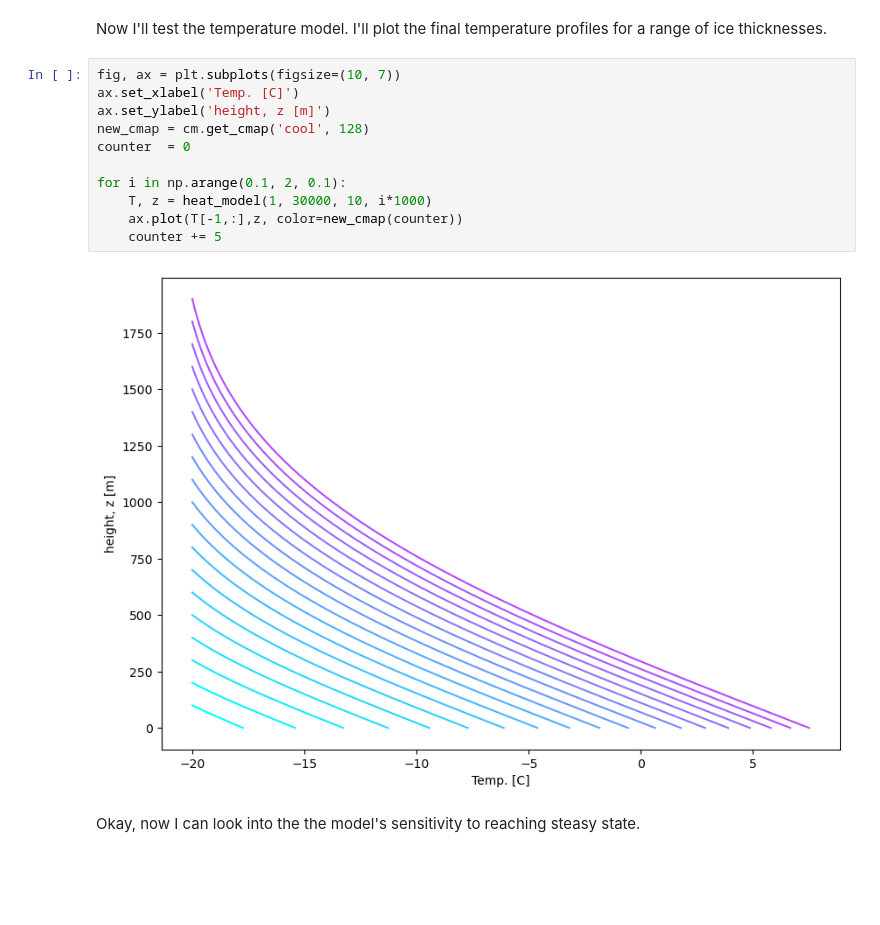
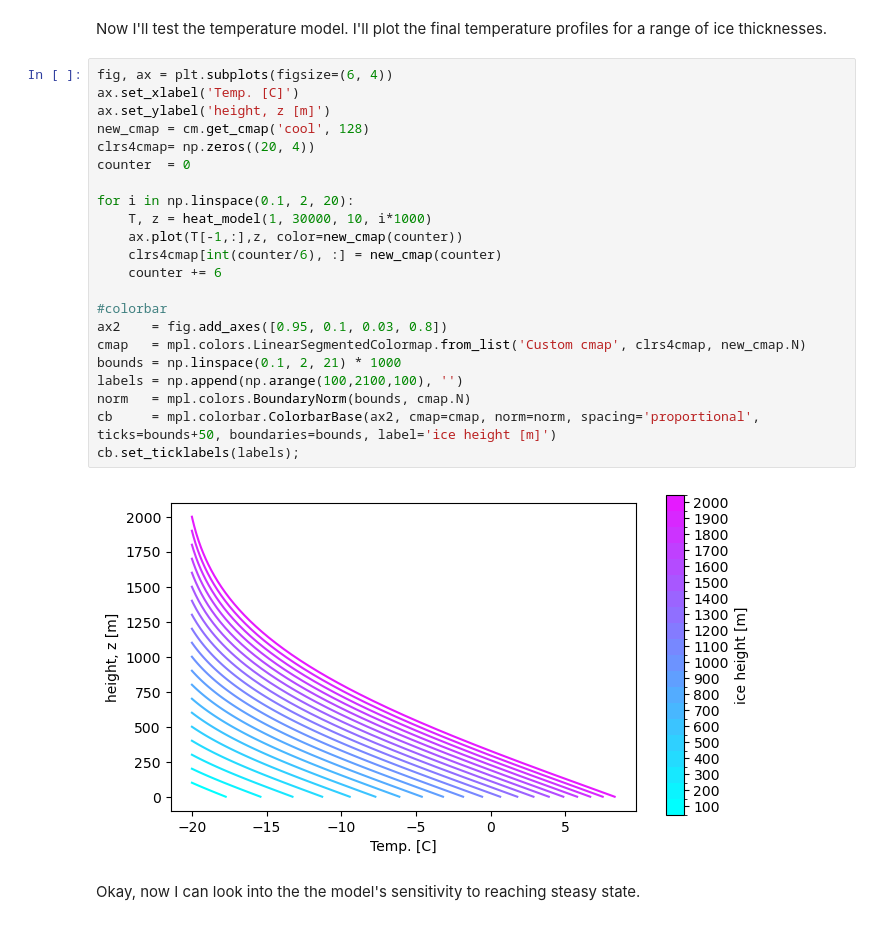
Before and after one commit to JGCAITLIN/glaciology, a Jupyter notebook: final_proj/glac23_final_proj.ipynb, the cells around one changed output. Cells and saved outputs as stored; diff of their text form; blank space fills up the shorter version.

Commit message:
added color bar to temp figure and worked on curve fitting

```diff
--- a/final_proj/glac23_final_proj.ipynb
+++ b/final_proj/glac23_final_proj.ipynb
@@ -117,18 +117,29 @@ def heat_model(dt, time_total, #time increment [years], total time of the model
 # %% [markdown]
 Now I'll test the temperature model. I'll plot the final temperature profiles for a range of ice thicknesses.
 # %%
-fig, ax = plt.subplots(figsize=(10, 7))
+fig, ax = plt.subplots(figsize=(6, 4))
 ax.set_xlabel('Temp. [C]')
 ax.set_ylabel('height, z [m]')
 new_cmap = cm.get_cmap('cool', 128)
+clrs4cmap= np.zeros((20, 4))
 counter  = 0
 
-for i in np.arange(0.1, 2, 0.1):
+for i in np.linspace(0.1, 2, 20):
     T, z = heat_model(1, 30000, 10, i*1000)
     ax.plot(T[-1,:],z, color=new_cmap(counter))
-    counter += 5
+    clrs4cmap[int(counter/6), :] = new_cmap(counter)
+    counter += 6
+
+#colorbar
+ax2    = fig.add_axes([0.95, 0.1, 0.03, 0.8])
+cmap   = mpl.colors.LinearSegmentedColormap.from_list('Custom cmap', clrs4cmap, new_cmap.N)
+bounds = np.linspace(0.1, 2, 21) * 1000
+labels = np.append(np.arange(100,2100,100), '')
+norm   = mpl.colors.BoundaryNorm(bounds, cmap.N)
+cb     = mpl.colorbar.ColorbarBase(ax2, cmap=cmap, norm=norm, spacing='proportional', ticks=bounds+50, boundaries=bounds, label='ice height [m]')
+cb.set_ticklabels(labels);
 # %% [output]
-[figure, old version]
+[figure, new version]
 # %% [markdown]
 Okay, now I can look into the the model's sensitivity to reaching steasy state.
 # %% [markdown]
```
Also changed, not shown: parts of 7 cells of this notebook.
